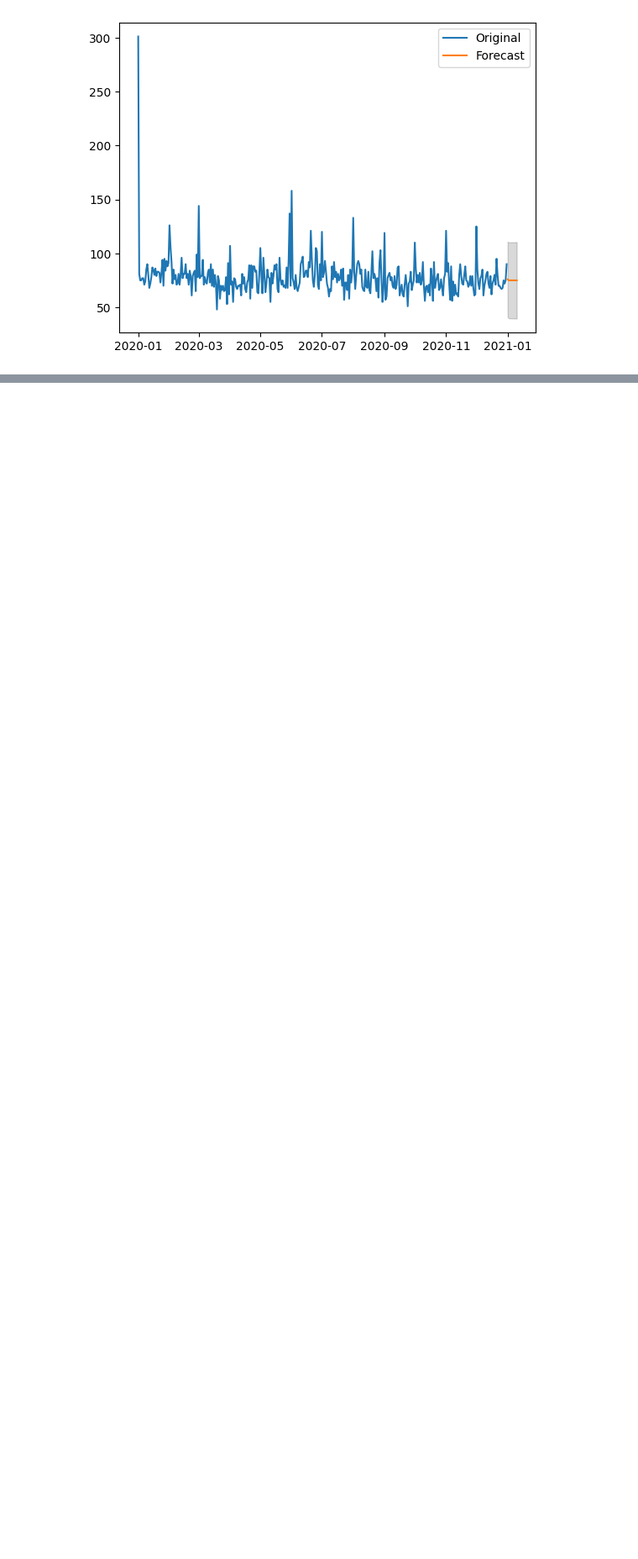
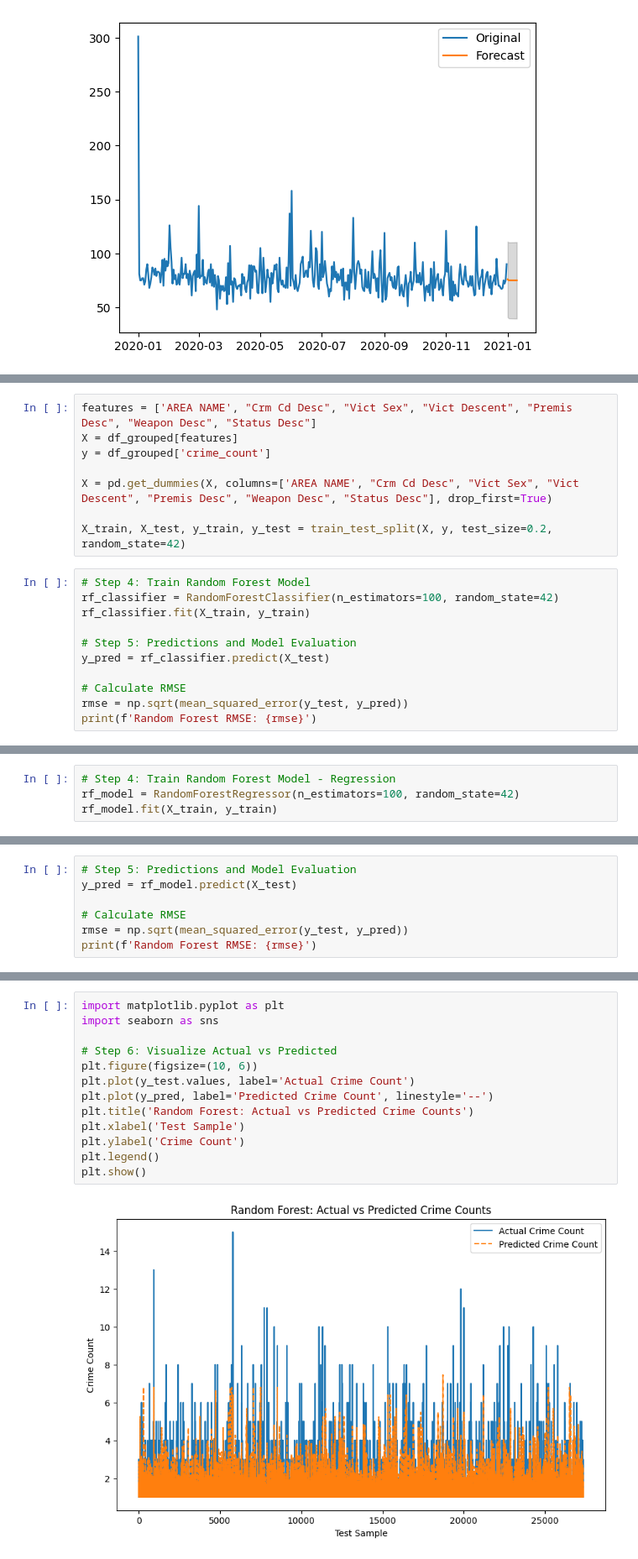
Before and after one commit to ToriStoner/DS4002-Project-2-, a Jupyter notebook: Project_2.ipynb, the cells around one changed output, grey strips where cells are left out. Shown: that part at 84% size. Saved outputs shown, nothing was run; the diff lists cells and outputs as text; blank space fills up the shorter version.

Commit message:
Added RF Model + RMSE

```diff
--- a/Project_2.ipynb
+++ b/Project_2.ipynb
@@ -220,0 +228,19 @@ print("Accuracy:", accuracy)
+# %%
+features = ['AREA NAME', "Crm Cd Desc", "Vict Sex", "Vict Descent", "Premis Desc", "Weapon Desc", "Status Desc"]
+X = df_grouped[features]
+y = df_grouped['crime_count']
+
+X = pd.get_dummies(X, columns=['AREA NAME', "Crm Cd Desc", "Vict Sex", "Vict Descent", "Premis Desc", "Weapon Desc", "Status Desc"], drop_first=True)
+
+X_train, X_test, y_train, y_test = train_test_split(X, y, test_size=0.2, random_state=42)
+# %%
+# Step 4: Train Random Forest Model
+rf_classifier = RandomForestClassifier(n_estimators=100, random_state=42)
+rf_classifier.fit(X_train, y_train)
+
+# Step 5: Predictions and Model Evaluation
+y_pred = rf_classifier.predict(X_test)
+
+# Calculate RMSE
+rmse = np.sqrt(mean_squared_error(y_test, y_pred))
+print(f'Random Forest RMSE: {rmse}')
@@ -220,0 +249,4 @@ print("Accuracy:", accuracy)
+# %%
+# Step 4: Train Random Forest Model - Regression
+rf_model = RandomForestRegressor(n_estimators=100, random_state=42)
+rf_model.fit(X_train, y_train)
@@ -220,0 +255,7 @@ print("Accuracy:", accuracy)
+# %%
+# Step 5: Predictions and Model Evaluation
+y_pred = rf_model.predict(X_test)
+
+# Calculate RMSE
+rmse = np.sqrt(mean_squared_error(y_test, y_pred))
+print(f'Random Forest RMSE: {rmse}')
@@ -220,0 +264,15 @@ print("Accuracy:", accuracy)
+# %%
+import matplotlib.pyplot as plt
+import seaborn as sns
+
+# Step 6: Visualize Actual vs Predicted
+plt.figure(figsize=(10, 6))
+plt.plot(y_test.values, label='Actual Crime Count')
+plt.plot(y_pred, label='Predicted Crime Count', linestyle='--')
+plt.title('Random Forest: Actual vs Predicted Crime Counts')
+plt.xlabel('Test Sample')
+plt.ylabel('Crime Count')
+plt.legend()
+plt.show()
+# %% [output]
+[figure, added]
```
Also changed, not shown: parts of 11 cells of this notebook.
